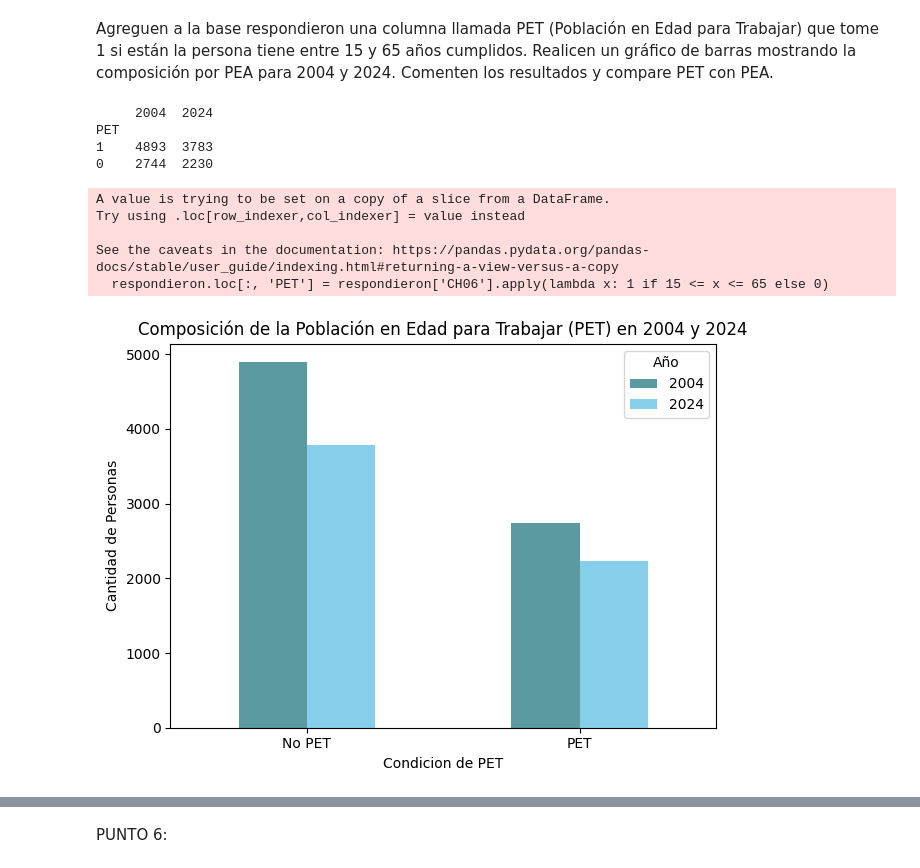
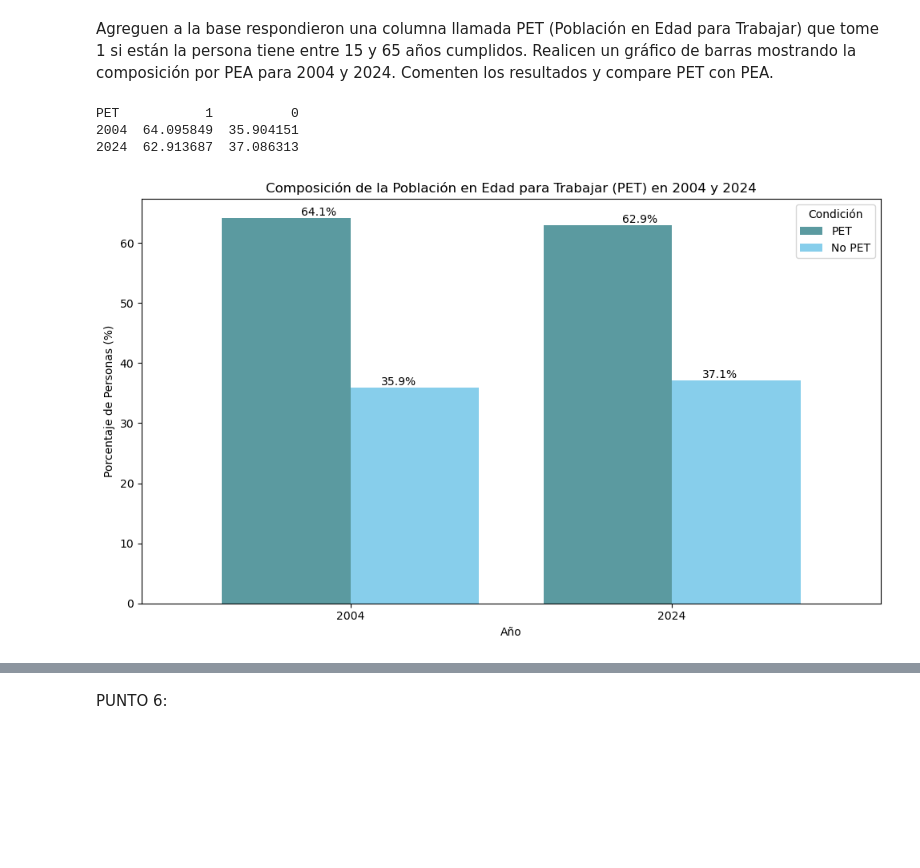
Before and after one commit to Freverendo/CC408-T13, a Jupyter notebook: TP3/TP3respuestas.ipynb, the cells around one changed output, grey strips where cells are left out. Saved outputs shown, nothing was run; the diff lists cells and outputs as text; code cells hidden in the pictures; blank space fills up the shorter version.

```diff
--- a/TP3/TP3respuestas.ipynb
+++ b/TP3/TP3respuestas.ipynb
@@ -122,0 +200,10 @@ Cantidad de datos después de la limpieza: 13701
+# %%
+# eliminamos los NaN de las que le faltaban pocos datos de la base original
+col_nan = ['CH07', 'CH08']
+eph_combined = eph_combined.dropna(subset=col_nan)
+
+# verificamos
+nan_after7 = eph_combined['CH07'].isna().sum()
+nan_after8 = eph_combined['CH08'].isna().sum()
+print(f"Cantidad de NaN en la columna CH07 después del relleno: {nan_after7}")
+print(f"Cantidad de NaN en la columna CH08 después del relleno: {nan_after8}")
@@ -365,38 +444,39 @@ Agreguen a la base respondieron una columna llamada PET (Población en Edad para
 # %%
 # Creamos la columna PET en respondieron que vale 1 si la edad esta entre 15 y 65
 respondieron.loc[:, 'PET'] = respondieron['CH06'].apply(lambda x: 1 if 15 <= x <= 65 else 0)
 
 #Vuelvo a filtrar por año, ahora con esta nueva columna
 respondieron_2004 = respondieron[respondieron['ANO4'] == 2004]
 respondieron_2024 = respondieron[respondieron['ANO4'] == 2024]
 
 #Contamos la cantidad de personas en PEA y no PEA para cada año
-pet_2004 = respondieron_2004['PET'].value_counts()
-pet_2024 = respondieron_2024['PET'].value_counts()
+PET_2004 = respondieron_2004['PET'].value_counts(normalize=True) * 100
+PET_2024 = respondieron_2024['PET'].value_counts(normalize=True) * 100
 
 # Creamos un DataFrame para mejorar la visualización
-df_pet = pd.DataFrame({'2004': pet_2004,'2024': pet_2024}) # Rellenar valores NaN con 0 si falta alguna categoría
+df_pet = pd.DataFrame({'2004': PET_2004,'2024': PET_2024})
+df_pet = df_pet.T
 
 # Verificamos la estructura del DataFrame
 print(df_pet)
 
-# Graficamos la composición por PEA para 2004 y 2024
-df_pet.plot(kind='bar', color=['#5b9aa0', 'skyblue'])
+# Grafico de la Población en Edad para Trabajar (PET) para 2004 y 2024
+fig, ax = plt.subplots(figsize=(10, 6))
+df_pet.plot(kind='bar', ax=ax, color=['#5b9aa0', 'skyblue'], width=0.8)
 plt.title('Composición de la Población en Edad para Trabajar (PET) en 2004 y 2024')
-plt.xlabel('Condicion de PET')
-plt.ylabel('Cantidad de Personas')
-plt.xticks(ticks=[0, 1], labels=['No PET', 'PET'], rotation=0)
-plt.legend(title='Año', loc = 'upper right')
+plt.xlabel('Año')
+plt.ylabel('Porcentaje de Personas (%)')
+plt.xticks(ticks=[0, 1], labels=['2004', '2024'], rotation=0)
+plt.legend(['PET', 'No PET'], title='Condición', loc='upper right')
+# Agrega etiquetas de porcentaje sobre cada barra
+for i, (year, values) in enumerate(df_pet.iterrows()):
+    for j, value in enumerate(values):
+        ax.text(x=i + j * 0.25 - 0.1, y=value, s=f'{value:.1f}%', ha='center', va='bottom', fontsize=10, color="black")
+plt.savefig('pet_2004_2024.png', dpi=300, bbox_inches='tight')
 plt.tight_layout()
 plt.show()
 # %% [output]
-     2004  2024
-PET
-1    4893  3783
-0    2744  2230
+PET           1          0
+2004  64.095849  35.904151
+2024  62.913687  37.086313
-A value is trying to be set on a copy of a slice from a DataFrame.
-Try using .loc[row_indexer,col_indexer] = value instead
-
-See the caveats in the documentation: https://pandas.pydata.org/pandas-docs/stable/user_guide/indexing.html#returning-a-view-versus-a-copy
-  respondieron.loc[:, 'PET'] = respondieron['CH06'].apply(lambda x: 1 if 15 <= x <= 65 else 0)
-[figure, old version]
+[figure, new version]
```
Also changed, not shown: parts of 25 cells of this notebook, 4 other files.
